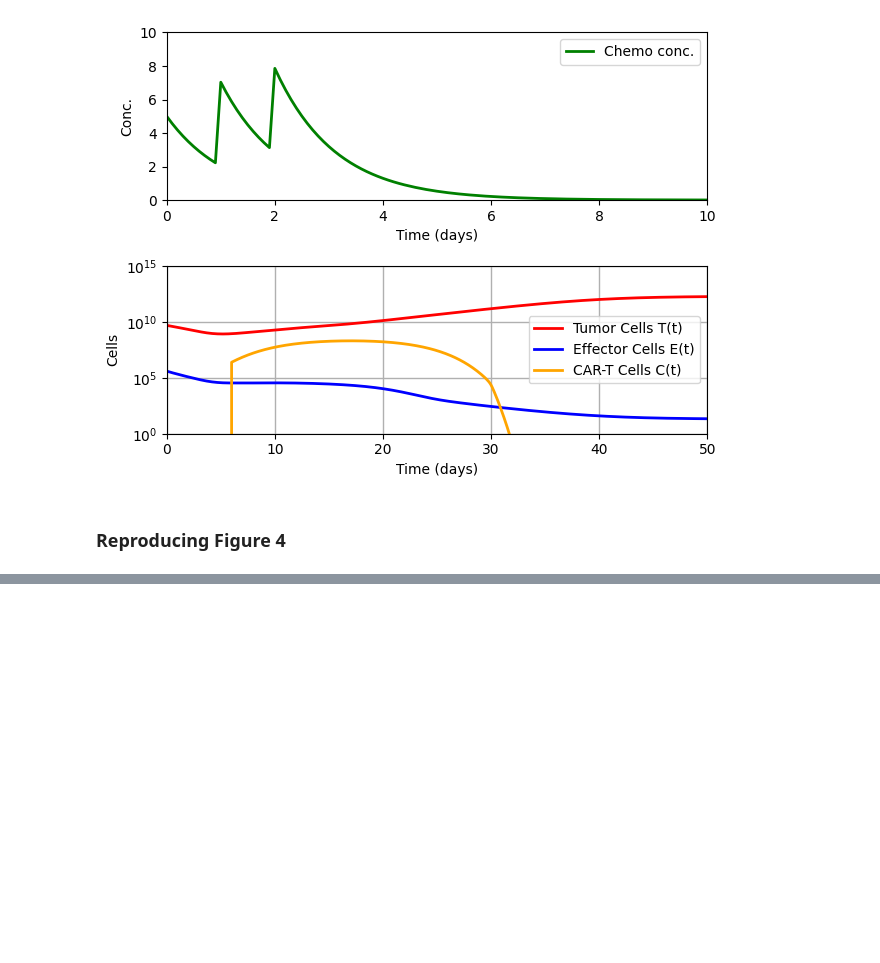
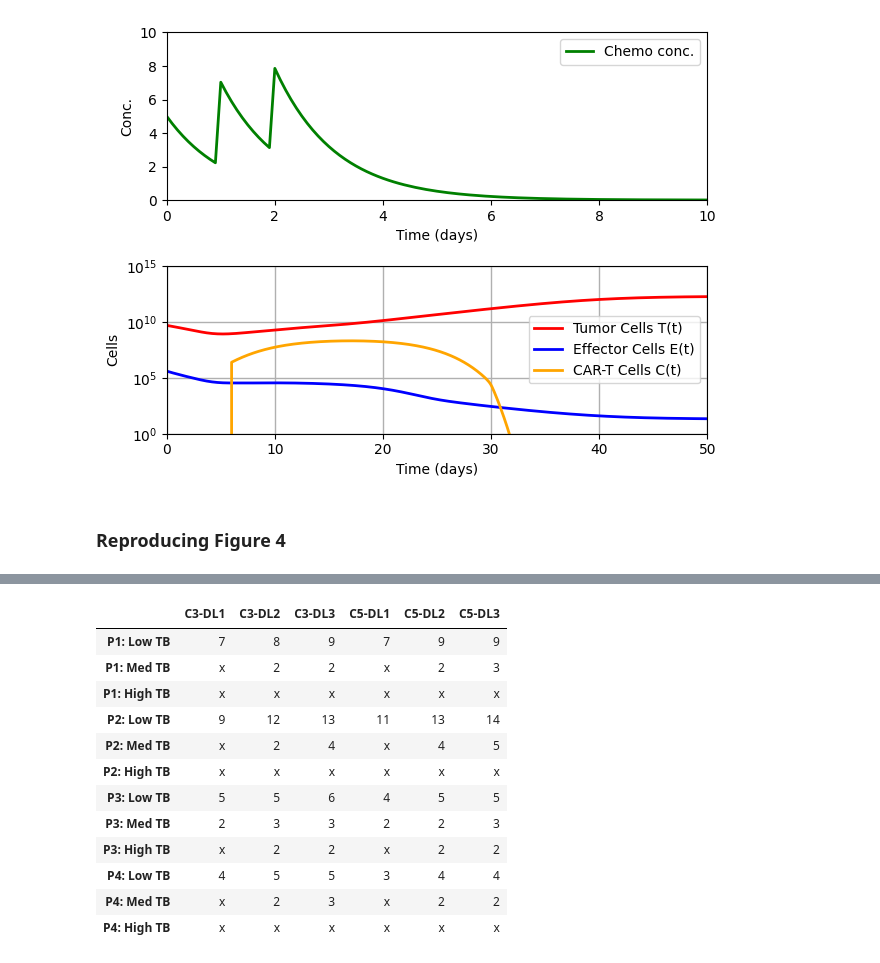
Before and after one commit to Rohan-Pandey1729/CAR-T-Cell, a Jupyter notebook: chemo_cart_sim.ipynb, the cells around one changed output, grey strips where cells are left out. Cells and saved outputs as stored; diff of their text form; code cells hidden in the pictures; blank space fills up the shorter version.

```diff
--- a/chemo_cart_sim.ipynb
+++ b/chemo_cart_sim.ipynb
@@ -275,16 +294,0 @@ import itertools as it
-# %%
-for pidx, TB in list(it.product(range(1, 3), TB_12)) + list(
-    it.product(range(3, 5), TB_34)
-):
-    print(f"P{pidx} ({TB})", end=" " * 3)
-    for i, j in it.product(range(2), range(3)):
-        injection_times_M, dosage_M, DL = (
-            [injection_times_C3, injection_times_C5][i],
-            [dosage_C3, dosage_C5][i],
-            [DL1, DL2, DL3][j],
-        )
-        days = find_max_rest_days(
-            pidx, injection_times_M, dosage_M, DL, TB, plot=False
-        )
-        print(" x" if days < 2 else f"{days:>2}", end=" " * 2)
-    print()
@@ -305,0 +295,43 @@ P4 (980000000.0)    x   x   x   x   x   x
+# %%
+def get_color(val: str):
+    days = 1 if val == "x" else int(val)
+    if days < 2:
+        bg_color = "#cfa6a6"
+    elif days == 2:
+        bg_color = "#fabca6"
+    elif 3 <= days < 5:
+        bg_color = "#f9ffac"
+    elif 5 <= days < 10:
+        bg_color = "#b9fff4"
+    elif 10 <= days < 15:
+        bg_color = "#abc1ff"
+    else:
+        bg_color = "#a8a6d8"
+    return f"background-color: {bg_color}; color: black; border: 1px gray"
+
+
+# (1, 5), (3)
+row_names = []
+col_names = []
+data = []
+
+for row_idx, (pidx, TB_idx) in enumerate(it.product(range(1, 5), range(3))):
+    row_names.append(f"P{pidx}: {['Low', 'Med', 'High'][TB_idx]} TB")
+    data.append([])
+    TB = (TB_12 if pidx <= 2 else TB_34)[TB_idx]
+    for col_idx, (i, j) in enumerate(it.product(range(2), range(3))):  # (2), (3)
+        if pidx - 1 == TB_idx == 0:
+            col_names.append(f"C{[3, 5][i]}-DL{j+1}")
+        print(row_names[row_idx], col_names[col_idx])
+        injection_times_M, dosage_M, DL = (
+            [injection_times_C3, injection_times_C5][i],
+            [dosage_C3, dosage_C5][i],
+            [DL1, DL2, DL3][j],
+        )
+        days = find_max_rest_days(pidx, injection_times_M, dosage_M, DL, TB, bin_search=True)
+        data[-1].append(f"{days}" if days >= 2 else "x")
+
+df = pd.DataFrame(data, index=row_names, columns=col_names)
+s = df.style.map(get_color)
+s
+# %% [output]
@@ -305,0 +355,13 @@ P4 (980000000.0)    x   x   x   x   x   x
+|  | C3-DL1 | C3-DL2 | C3-DL3 | C5-DL1 | C5-DL2 | C5-DL3 |
+| P1: Low TB | 7 | 8 | 9 | 7 | 9 | 9 |
+| P1: Med TB | x | 2 | 2 | x | 2 | 3 |
+| P1: High TB | x | x | x | x | x | x |
+| P2: Low TB | 9 | 12 | 13 | 11 | 13 | 14 |
+| P2: Med TB | x | 2 | 4 | x | 4 | 5 |
+| P2: High TB | x | x | x | x | x | x |
+| P3: Low TB | 5 | 5 | 6 | 4 | 5 | 5 |
+| P3: Med TB | 2 | 3 | 3 | 2 | 2 | 3 |
+| P3: High TB | x | 2 | 2 | x | 2 | 2 |
+| P4: Low TB | 4 | 5 | 5 | 3 | 4 | 4 |
+| P4: Med TB | x | 2 | 3 | x | 2 | 2 |
+| P4: High TB | x | x | x | x | x | x |
```
Also changed, not shown: parts of 5 cells of this notebook.
